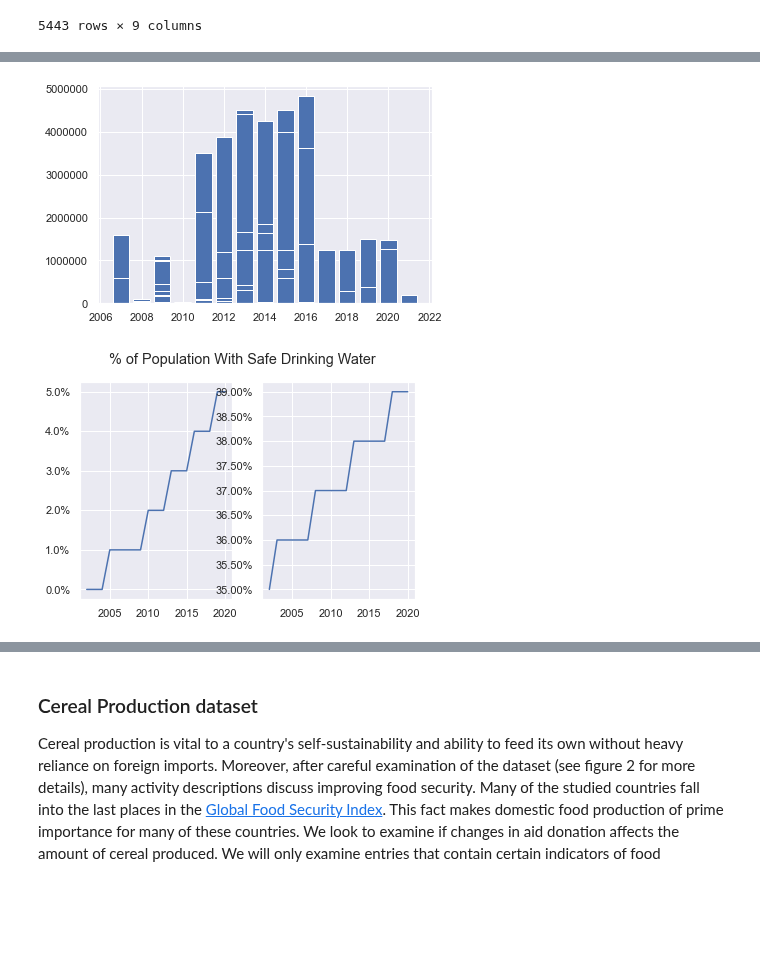
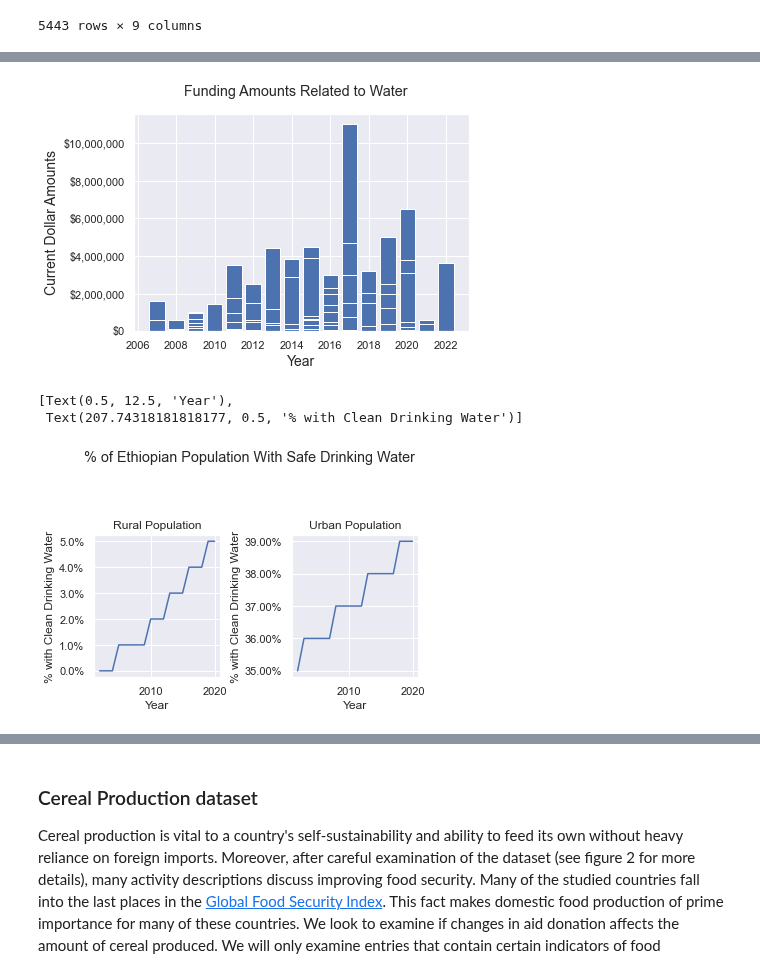
Before and after one commit to chriscallahan99/DataScience_Final_Project, a Jupyter notebook: DS_Milestone_1.ipynb, the cells around one changed output, grey strips where cells are left out. Cells and saved outputs as stored; diff of their text form; code cells hidden in the pictures; blank space fills up the shorter version.

Commit message:
Another Plot update

```diff
--- a/DS_Milestone_1.ipynb
+++ b/DS_Milestone_1.ipynb
@@ -328,23 +295,35 @@ safe_water_percent = safe_water_percent[safe_water_percent["setting"] == "Ethiop
 safe_water_percent_rural = safe_water_percent[safe_water_percent["subgroup"] == "Rural"]
 safe_water_percent_urban = safe_water_percent[safe_water_percent["subgroup"] == "Urban"]
 # %%
-Ethiopia_Election_df = Ethiopia_foreign_aid_data[Ethiopia_foreign_aid_data['Activity Name'].str.contains('Water')]
+import matplotlib.ticker as mtick
 
-x = Ethiopia_Election_df["Fiscal Year"]
-y = Ethiopia_Election_df["Current Dollar Amount"]
+Ethiopia_water_spending = Ethiopia_foreign_aid_data[Ethiopia_foreign_aid_data['International Purpose Name'].str.contains('water', case=False)]
+
+x = Ethiopia_water_spending["Fiscal Year"]
+y = Ethiopia_water_spending["Current Dollar Amount"]
 
 fig, ax = plt.subplots()
+fig.suptitle('Funding Amounts Related to Water')
+
 ax.bar(x, y)
 ax.ticklabel_format(useOffset=False, style='plain')
 
+
+fmt = '${x:,.0f}'
+tick = mtick.StrMethodFormatter(fmt)
+ax.yaxis.set_major_formatter(tick)
+
+plt.xlabel('Year', fontsize=14)
+plt.ylabel('Current Dollar Amounts', fontsize=14)
+
 plt.show()
 # %% [output]
-[figure, old version]
+[figure, new version]
 # %%
-import matplotlib.ticker as mtick
+fig, (ax1, ax2) = plt.subplots(1,2)
+fig.suptitle('% of Ethiopian Population With Safe Drinking Water')
+fig.tight_layout(pad=3)
 
-fig, (ax1, ax2) = plt.subplots(1,2)
-fig.suptitle('% of Population With Safe Drinking Water')
 
 x = safe_water_percent_rural["year"]
 y = safe_water_percent_rural["estimate"]
@@ -354,9 +333,17 @@ w = safe_water_percent_urban["estimate"]
 
 
 ax1.plot(x, y)
+ax1.set_title('Rural Population')
 ax1.yaxis.set_major_formatter(mtick.PercentFormatter())
 
+ax1.set(xlabel='Year', ylabel='% with Clean Drinking Water')
+
+
 ax2.plot(z, w)
+ax2.set_title('Urban Population')
 ax2.yaxis.set_major_formatter(mtick.PercentFormatter())
+ax2.set(xlabel='Year', ylabel='% with Clean Drinking Water')
 # %% [output]
+[Text(0.5, 12.5, 'Year'),
+ Text(207.74318181818177, 0.5, '% with Clean Drinking Water')]
-[figure, old version]
+[figure, new version]
```
Also changed, not shown: parts of 6 cells of this notebook.
